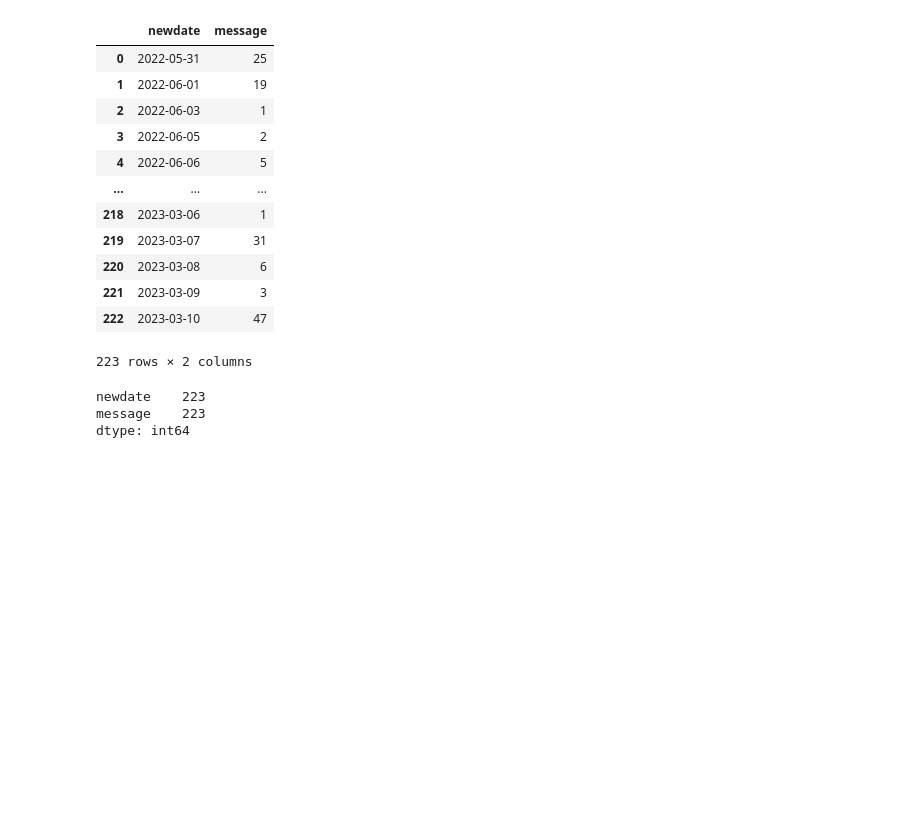
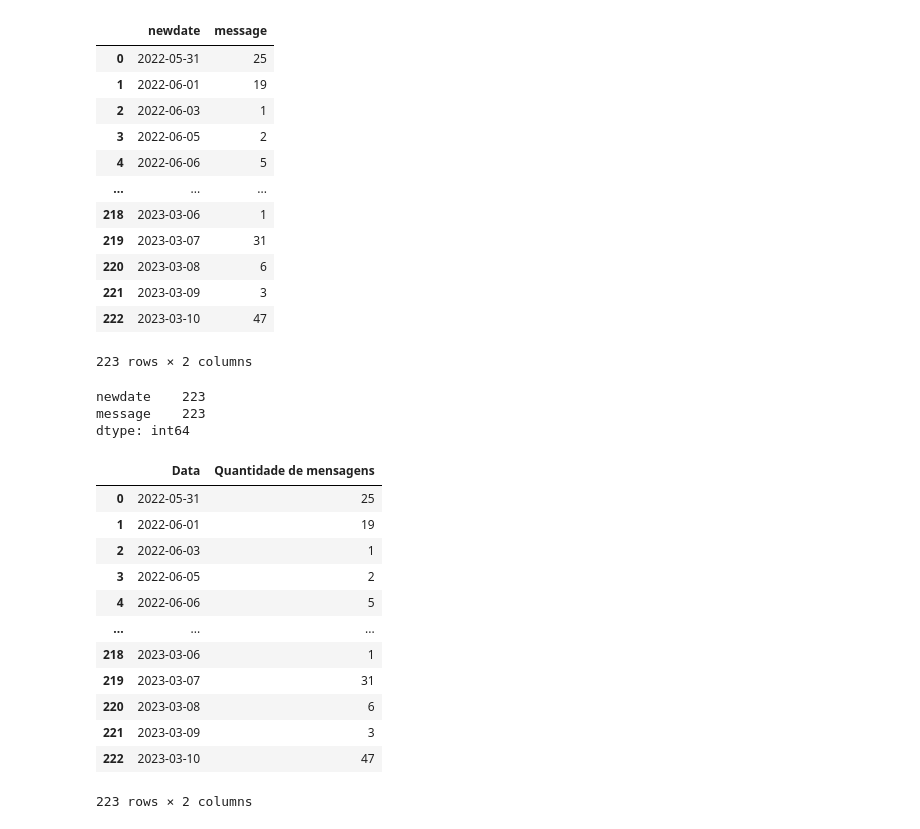
Before and after one commit to ericksonlopes/SearchInExportChat-StreamLit, a Jupyter notebook: search_in_export.ipynb, the cells around one changed output. Saved outputs shown, nothing was run; the diff lists cells and outputs as text; code cells hidden in the pictures; blank space fills up the shorter version.

```diff
--- a/search_in_export.ipynb
+++ b/search_in_export.ipynb
@@ -99,3 +99,20 @@ df_soma.count()
 newdate    223
 message    223
 dtype: int64
+# %%
+df_soma.rename(columns={'newdate': 'Data', 'message': 'Quantidade de mensagens'}, inplace=True)
+df_soma
+# %% [output]
+|  | Data | Quantidade de mensagens |
+| 0 | 2022-05-31 | 25 |
+| 1 | 2022-06-01 | 19 |
+| 2 | 2022-06-03 | 1 |
+| 3 | 2022-06-05 | 2 |
+| 4 | 2022-06-06 | 5 |
+| ... | ... | ... |
+| 218 | 2023-03-06 | 1 |
+| 219 | 2023-03-07 | 31 |
+| 220 | 2023-03-08 | 6 |
+| 221 | 2023-03-09 | 3 |
+| 222 | 2023-03-10 | 47 |
+223 rows × 2 columns
```
Also changed, not shown: 1 other file.
